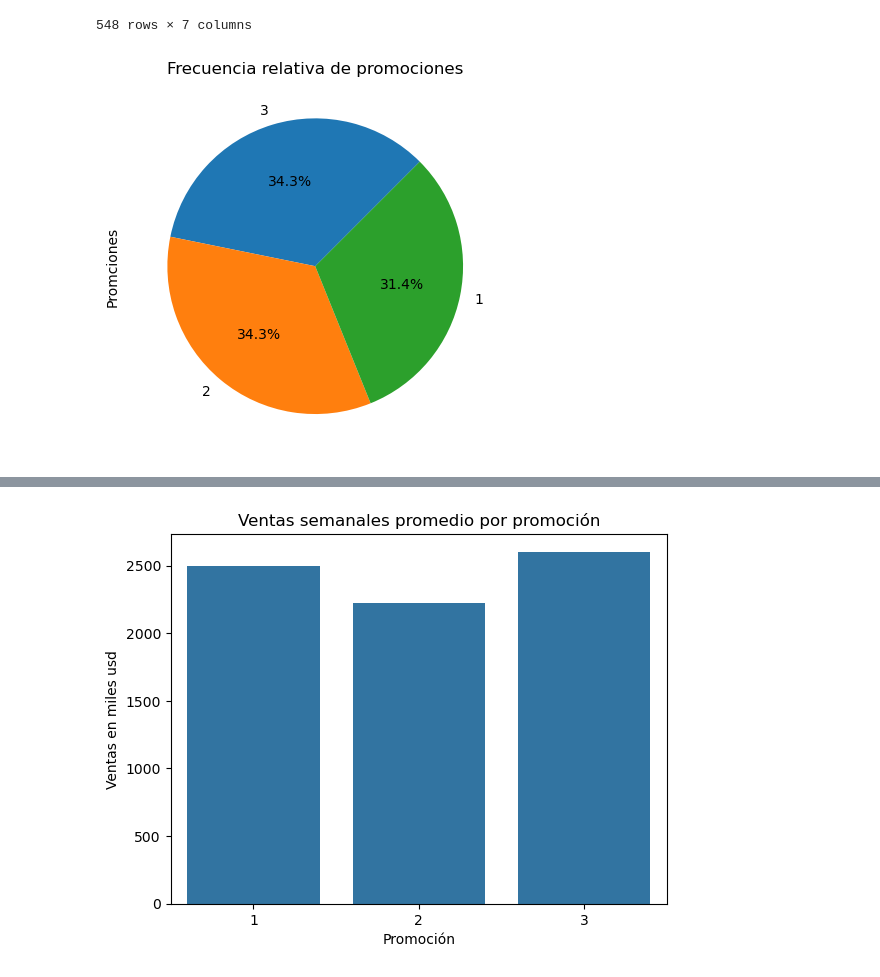
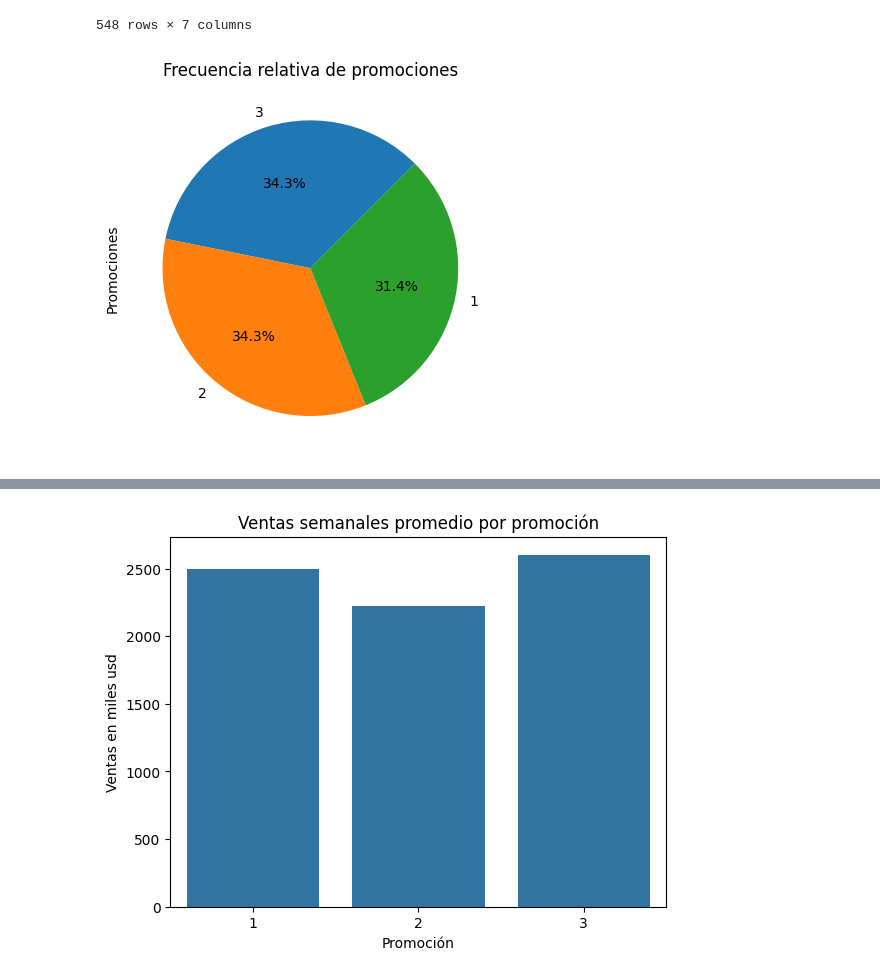
Before and after one commit to alexballera/laboratorio-datos-fce, a Jupyter notebook: sesiones/sesion2/practica/2_Manipulación_de_datos_organizacionales_y_visualización.ipynb, the cells around one changed output, grey strips where cells are left out. Drawn from its saved outputs; the diff is of its cells as text; code cells hidden in the pictures.

```diff
--- a/sesiones/sesion2/practica/2_Manipulación_de_datos_organizacionales_y_visualización.ipynb
+++ b/sesiones/sesion2/practica/2_Manipulación_de_datos_organizacionales_y_visualización.ipynb
@@ -584,12 +606,15 @@ data
 # %%
 #Primero veamos si las 3 promociones se aplicaron de forma porcentual equilibrada
 #Hacemos un gráfico de torta para ver frecuencia relativa de promociones
-data["Promotion"].value_counts().plot.pie(startangle=45,autopct="%.1f%%")
+data["Promotion"].value_counts().plot.pie(
+    startangle=45,
+    autopct="%.1f%%"
+    )
 plt.title("Frecuencia relativa de promociones")
-plt.ylabel("Promciones")
+plt.ylabel("Promociones")
 plt.show()
 # %% [output]
-[figure, old version]
+[figure, new version]
 # %%
 #Veamos la cantidad de casos por tamaño de mercado
 #realizamos el gráfico con seaborn para ver tamaño  de mercado
```
Also changed, not shown: parts of 14 cells of this notebook.
